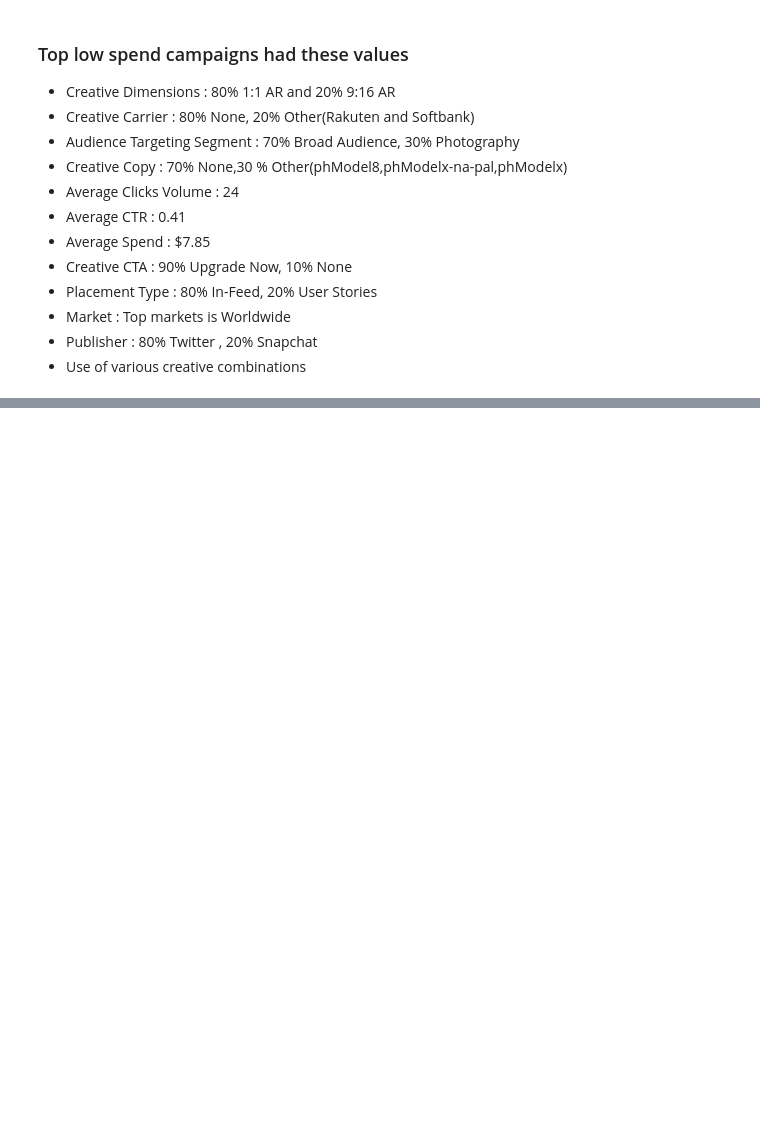
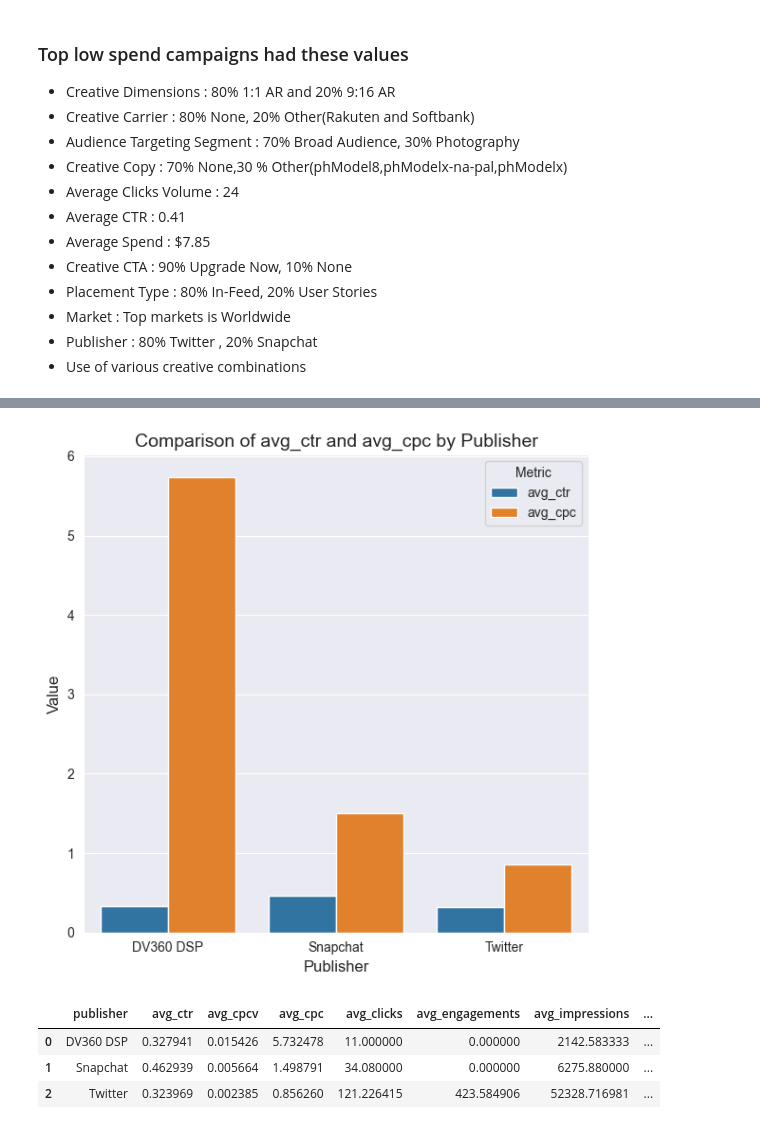
Before and after one commit to Stoichiometrical/Data-Analysis-Case-Studies, a Jupyter notebook: CaseStudy.ipynb, the cells around one changed output, grey strips where cells are left out. Drawn from its saved outputs; the diff is of its cells as text; code cells hidden in the pictures; blank space fills up the shorter version.

```diff
--- a/CaseStudy.ipynb
+++ b/CaseStudy.ipynb
@@ -985,0 +1001,12 @@ print(platform_results)
+# %%
+# Compare the performance of two platforms
+publisher_results = data.groupby(["publisher","spend_category"]).agg(
+    avg_ctr=("CTR", "mean"),
+    avg_cpcv=("CPCV", "mean"),
+    avg_cpc=("CPC", "mean"),
+    avg_clicks=("clicks", "mean"),
+    avg_engagements=("engagements", "mean"),
+    avg_impressions=("impressions", "mean"),
+    avg_spend_net_usd=("spend_net_usd", "mean")
+).reset_index()
+publisher_results
@@ -985,0 +1024,36 @@ print(platform_results)
+# %%
+# Melt the dataframe to long format for easier plotting
+melted_df = publisher_results.melt(id_vars='publisher',
+                                    value_vars=['avg_ctr', 'avg_cpc'],
+                                    var_name='Metric',
+                                    value_name='Value')
+
+# Plot the grouped bar chart
+plt.figure(figsize=(6, 6))
+ax = sns.barplot(data=melted_df, x='publisher', y='Value', hue='Metric')
+
+# Add labels and title
+plt.title('Comparison of avg_ctr and avg_cpc by Publisher', fontsize=14)
+plt.xlabel('Publisher', fontsize=12)
+plt.ylabel('Value', fontsize=12)
+plt.legend(title='Metric', fontsize=10)
+plt.tight_layout()
+# %% [output]
+[figure, added]
+# %%
+# Compare the performance of two platforms
+publisher_results = data.groupby(["publisher"]).agg(
+    avg_ctr=("CTR", "mean"),
+    avg_cpcv=("CPCV", "mean"),
+    avg_cpc=("CPC", "mean"),
+    avg_clicks=("clicks", "mean"),
+    avg_engagements=("engagements", "mean"),
+    avg_impressions=("impressions", "mean"),
+    avg_spend_net_usd=("spend_net_usd", "mean")
+).reset_index()
+publisher_results
+# %% [output]
+|  | publisher | avg_ctr | avg_cpcv | avg_cpc | avg_clicks | avg_engagements | avg_impressions | ... |
+| 0 | DV360 DSP | 0.327941 | 0.015426 | 5.732478 | 11.000000 | 0.000000 | 2142.583333 | ... |
+| 1 | Snapchat | 0.462939 | 0.005664 | 1.498791 | 34.080000 | 0.000000 | 6275.880000 | ... |
+| 2 | Twitter | 0.323969 | 0.002385 | 0.856260 | 121.226415 | 423.584906 | 52328.716981 | ... |
```
Also changed, not shown: parts of 15 cells of this notebook, 3 other files.
